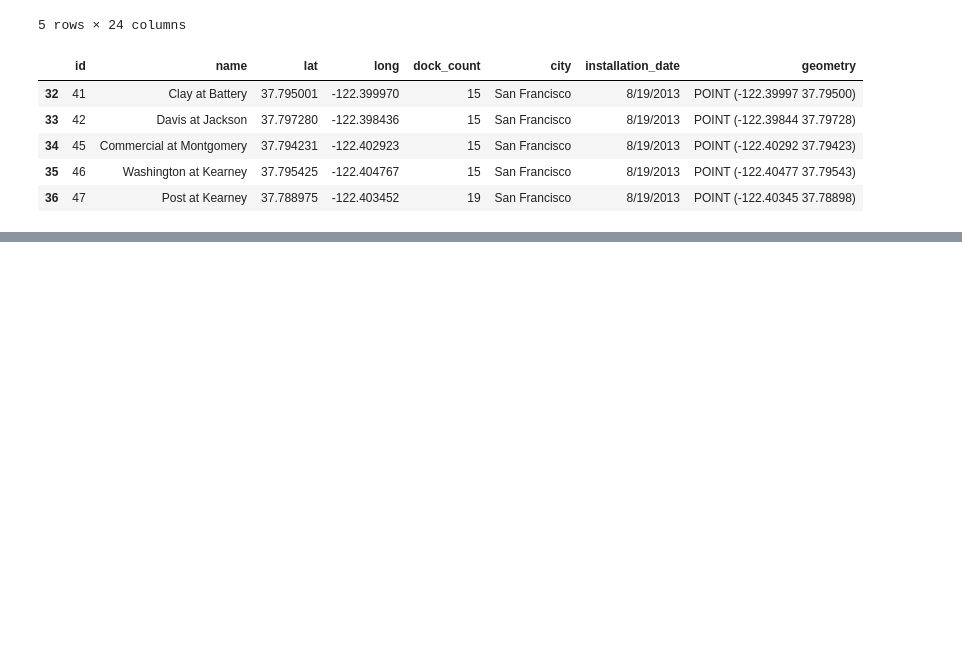
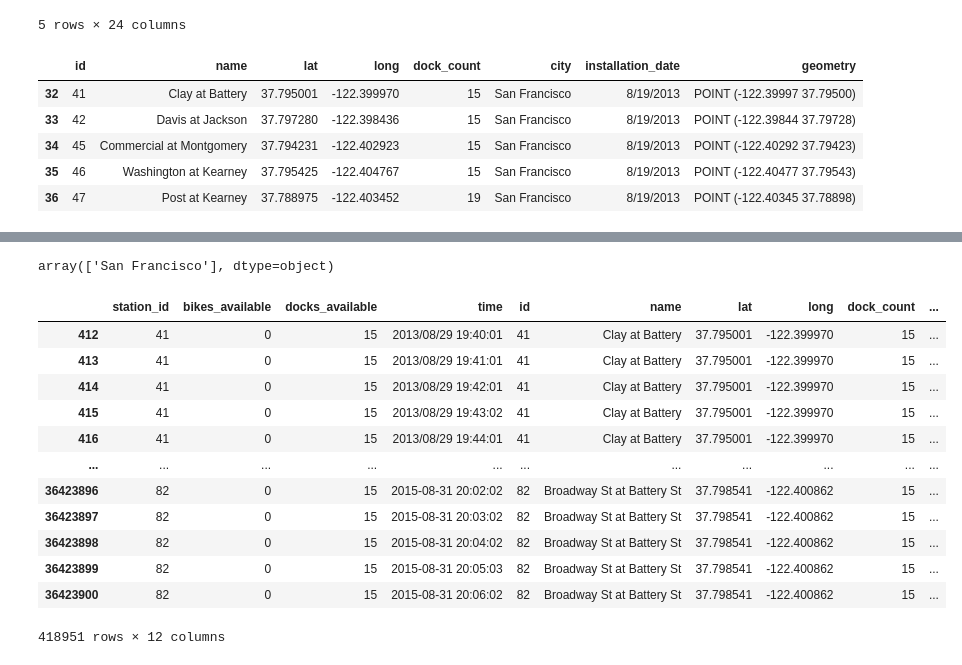
Before and after one commit to danpanetta/data_science, a Jupyter notebook: projetos/notebooks/Bike_Share_Bay_Area/Analisando_os_Dados_Bay_Area_Bike_Share.ipynb, the cells around one changed output, grey strips where cells are left out. Saved outputs shown, nothing was run; the diff lists cells and outputs as text; code cells hidden in the pictures; blank space fills up the shorter version.

```diff
--- a/projetos/notebooks/Bike_Share_Bay_Area/Analisando_os_Dados_Bay_Area_Bike_Share.ipynb
+++ b/projetos/notebooks/Bike_Share_Bay_Area/Analisando_os_Dados_Bay_Area_Bike_Share.ipynb
@@ -82,0 +110,2 @@ fig.show()
+# %%
+result = pd.merge(df_status, gdf_station_sf, left_on="station_id", right_on="id")
@@ -82,0 +123,20 @@ fig.show()
+# %%
+result.city.unique()
+# %% [output]
+array(['San Francisco'], dtype=object)
+# %%
+result.query('docks_available == dock_count')
+# %% [output]
+|  | station_id | bikes_available | docks_available | time | id | name | lat | long | dock_count | ... |
+| 412 | 41 | 0 | 15 | 2013/08/29 19:40:01 | 41 | Clay at Battery | 37.795001 | -122.399970 | 15 | ... |
+| 413 | 41 | 0 | 15 | 2013/08/29 19:41:01 | 41 | Clay at Battery | 37.795001 | -122.399970 | 15 | ... |
+| 414 | 41 | 0 | 15 | 2013/08/29 19:42:01 | 41 | Clay at Battery | 37.795001 | -122.399970 | 15 | ... |
+| 415 | 41 | 0 | 15 | 2013/08/29 19:43:02 | 41 | Clay at Battery | 37.795001 | -122.399970 | 15 | ... |
+| 416 | 41 | 0 | 15 | 2013/08/29 19:44:01 | 41 | Clay at Battery | 37.795001 | -122.399970 | 15 | ... |
+| ... | ... | ... | ... | ... | ... | ... | ... | ... | ... | ... |
+| 36423896 | 82 | 0 | 15 | 2015-08-31 20:02:02 | 82 | Broadway St at Battery St | 37.798541 | -122.400862 | 15 | ... |
+| 36423897 | 82 | 0 | 15 | 2015-08-31 20:03:02 | 82 | Broadway St at Battery St | 37.798541 | -122.400862 | 15 | ... |
+| 36423898 | 82 | 0 | 15 | 2015-08-31 20:04:02 | 82 | Broadway St at Battery St | 37.798541 | -122.400862 | 15 | ... |
+| 36423899 | 82 | 0 | 15 | 2015-08-31 20:05:03 | 82 | Broadway St at Battery St | 37.798541 | -122.400862 | 15 | ... |
+| 36423900 | 82 | 0 | 15 | 2015-08-31 20:06:02 | 82 | Broadway St at Battery St | 37.798541 | -122.400862 | 15 | ... |
+418951 rows × 12 columns
```
Also changed, not shown: parts of 12 cells of this notebook.
